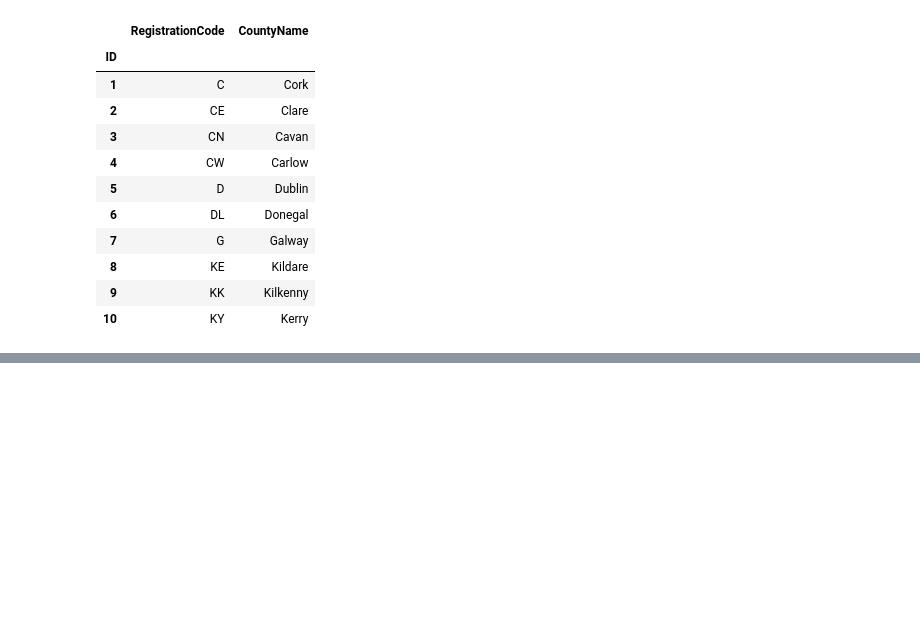
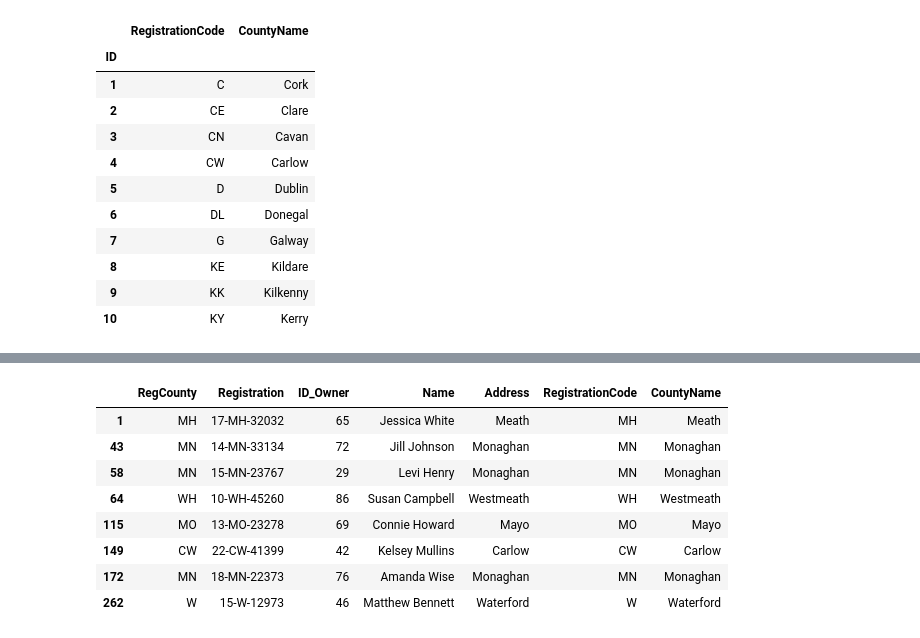
Before and after one commit to nurbujang/myworkw23, a Jupyter notebook: sqlite.ipynb, the cells around one changed output, grey strips where cells are left out. Saved outputs shown, nothing was run; the diff lists cells and outputs as text; code cells hidden in the pictures; blank space fills up the shorter version.

```diff
--- a/sqlite.ipynb
+++ b/sqlite.ipynb
@@ -139,0 +179,13 @@ county.head(10)
+# %%
+tmpc = tmpb[tmpb['RegCounty'] == tmpb['RegistrationCode']]
+tmpc.head(10)
+# %% [output]
+|  | RegCounty | Registration | ID_Owner | Name | Address | RegistrationCode | CountyName |
+| 1 | MH | 17-MH-32032 | 65 | Jessica White | Meath | MH | Meath |
+| 43 | MN | 14-MN-33134 | 72 | Jill Johnson | Monaghan | MN | Monaghan |
+| 58 | MN | 15-MN-23767 | 29 | Levi Henry | Monaghan | MN | Monaghan |
+| 64 | WH | 10-WH-45260 | 86 | Susan Campbell | Westmeath | WH | Westmeath |
+| 115 | MO | 13-MO-23278 | 69 | Connie Howard | Mayo | MO | Mayo |
+| 149 | CW | 22-CW-41399 | 42 | Kelsey Mullins | Carlow | CW | Carlow |
+| 172 | MN | 18-MN-22373 | 76 | Amanda Wise | Monaghan | MN | Monaghan |
+| 262 | W | 15-W-12973 | 46 | Matthew Bennett | Waterford | W | Waterford |
```
Also changed, not shown: parts of 35 cells of this notebook, 2 other files.
